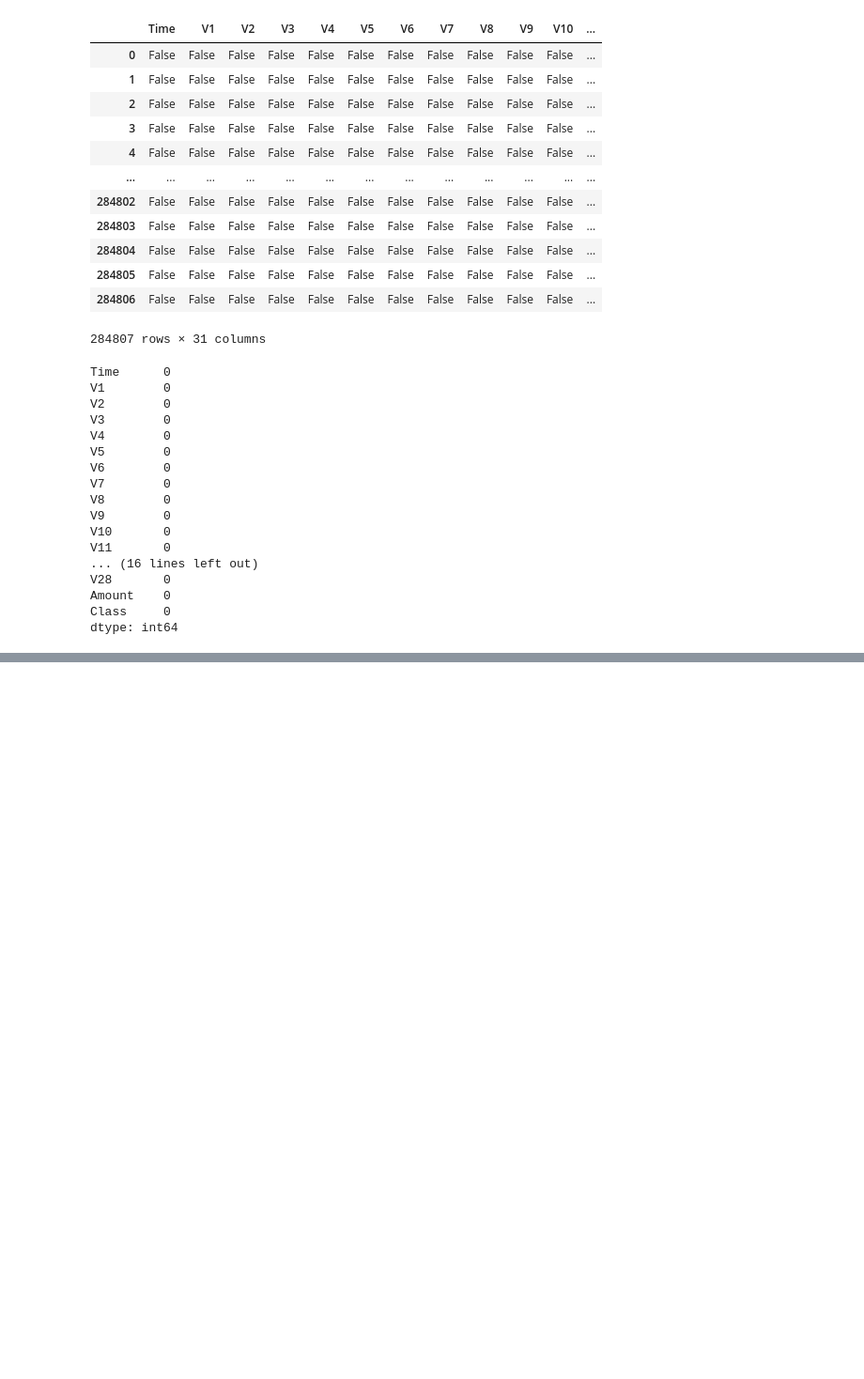
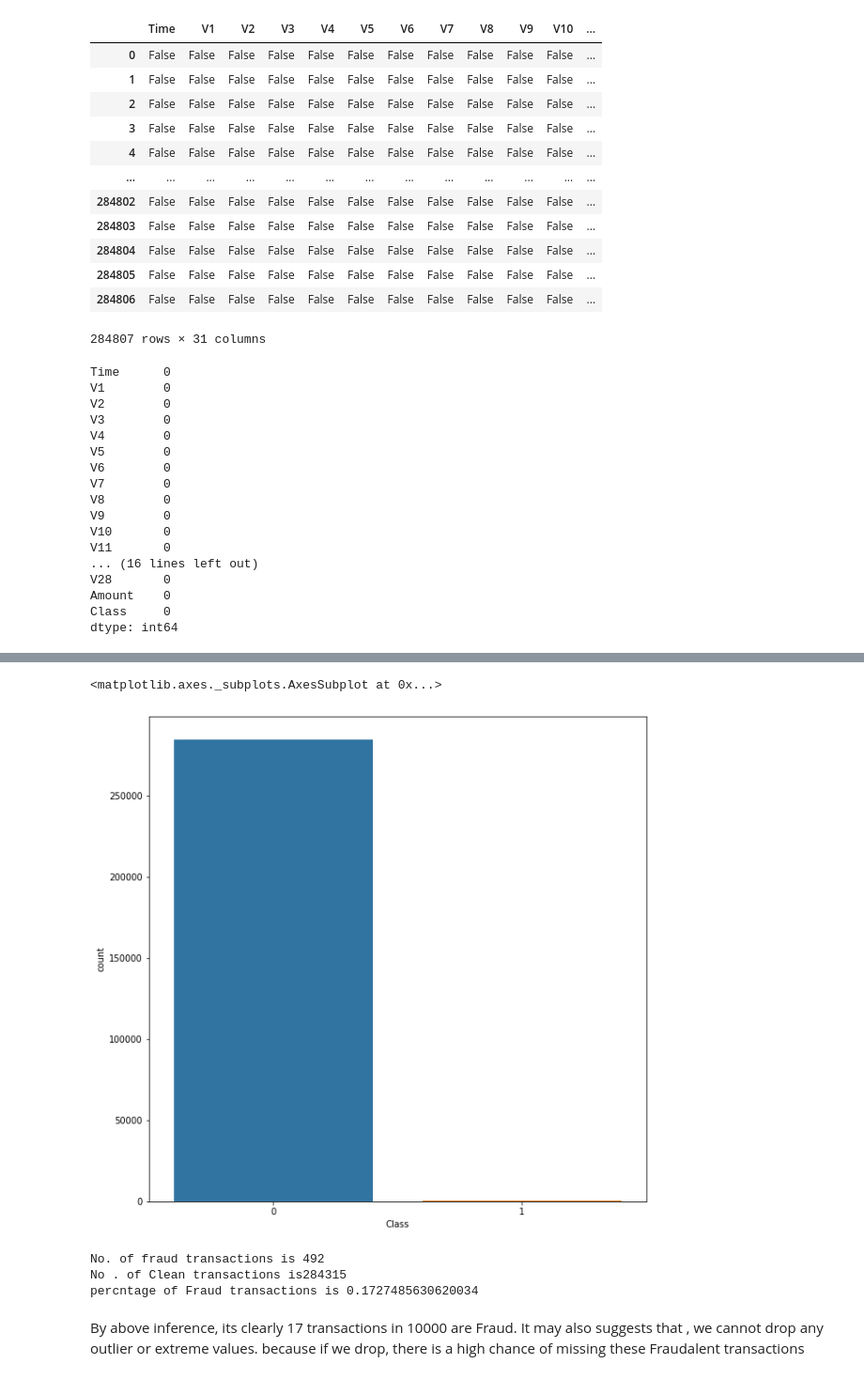
Before and after one commit to vinny956/MyRepository, a Jupyter notebook: CreditCardFraudAnalysis.ipynb, the cells around one changed output, grey strips where cells are left out. Shown at 94% size. Drawn from its saved outputs; the diff is of its cells as text; code cells hidden in the pictures; blank space fills up the shorter version.

```diff
--- a/CreditCardFraudAnalysis.ipynb
+++ b/CreditCardFraudAnalysis.ipynb
@@ -48,8 +40,11 @@ Archive:  creditcardfraud.zip
 import pandas as pd
 import matplotlib.pyplot as plt
 import seaborn as sns
-train=pd.read_csv('creditcard.csv')
+import numpy as np
+%matplotlib inline
+original=pd.read_csv('creditcard.csv')
 # %%
+train=original
 train.head()
 # %% [output]
 |  | Time | V1 | V2 | V3 | V4 | V5 | V6 | V7 | V8 | V9 | V10 | ... |
@@ -103,0 +153,4 @@ dtype: int64
+# %%
+train_dummy=train
+train.Class=pd.Categorical(train.Class)
+train_dummy.Class=pd.Categorical(train_dummy.Class)
@@ -103,0 +171,16 @@ dtype: int64
+# %%
+plt.figure(figsize=(10,10))
+sns.countplot(x='Class',data=train)
+# %% [output]
+<matplotlib.axes._subplots.AxesSubplot at 0x...>
+[figure, added]
+# %%
+print('No. of fraud transactions is '+str(len(train[train['Class']==1])))
+print('No . of Clean transactions is'+str(len(train[train['Class']==0])))
+print ('percntage of Fraud transactions is ' + str((train[train['Class']==1].count()/train['Class'].count()*100)[0]))
+# %% [output]
+No. of fraud transactions is 492
+No . of Clean transactions is284315
+percntage of Fraud transactions is 0.1727485630620034
+# %% [markdown]
+By above inference, its clearly 17 transactions in 10000 are Fraud. It may also suggests that , we cannot drop any outlier or extreme values. because if we drop, there is a high chance of missing these Fraudalent transactions
```
Also changed, not shown: parts of 130 cells of this notebook.
